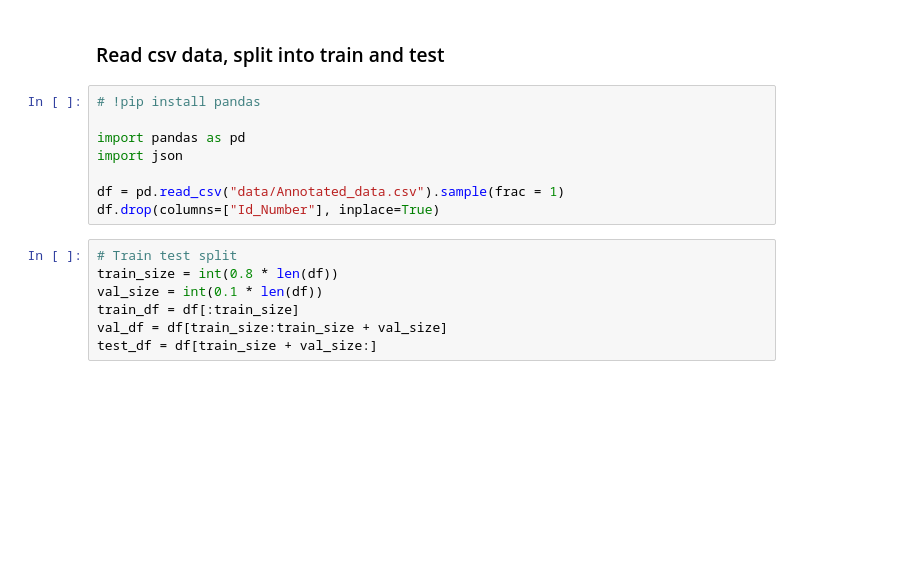
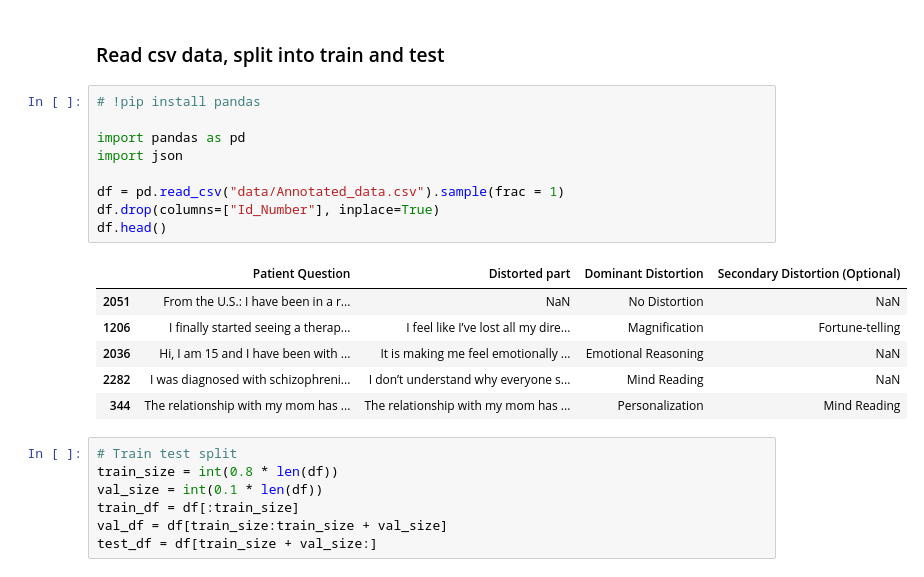
Before and after one commit to archangelinux/thoughtmirror, a Jupyter notebook: backend/fine_tuning.ipynb, the cells around one changed output. Drawn from its saved outputs; the diff is of its cells as text; blank space fills up the shorter version.

```diff
--- a/backend/archive/fine_tuning.ipynb
+++ b/backend/fine_tuning.ipynb
@@ -3,11 +3,19 @@
 # %%
 # !pip install pandas
 
 import pandas as pd
 import json
 
 df = pd.read_csv("data/Annotated_data.csv").sample(frac = 1)
 df.drop(columns=["Id_Number"], inplace=True)
+df.head()
+# %% [output]
+|  | Patient Question | Distorted part | Dominant Distortion | Secondary Distortion (Optional) |
+| 2051 | From the U.S.: I have been in a r... | NaN | No Distortion | NaN |
+| 1206 | I finally started seeing a therap... | I feel like I’ve lost all my dire... | Magnification | Fortune-telling |
+| 2036 | Hi, I am 15 and I have been with ... | It is making me feel emotionally ... | Emotional Reasoning | NaN |
+| 2282 | I was diagnosed with schizophreni... | I don’t understand why everyone s... | Mind Reading | NaN |
+| 344 | The relationship with my mom has ... | The relationship with my mom has ... | Personalization | Mind Reading |
 # %%
 # Train test split
 train_size = int(0.8 * len(df))
```
Also changed, not shown: parts of 1 cell of this notebook, 2 other files.
